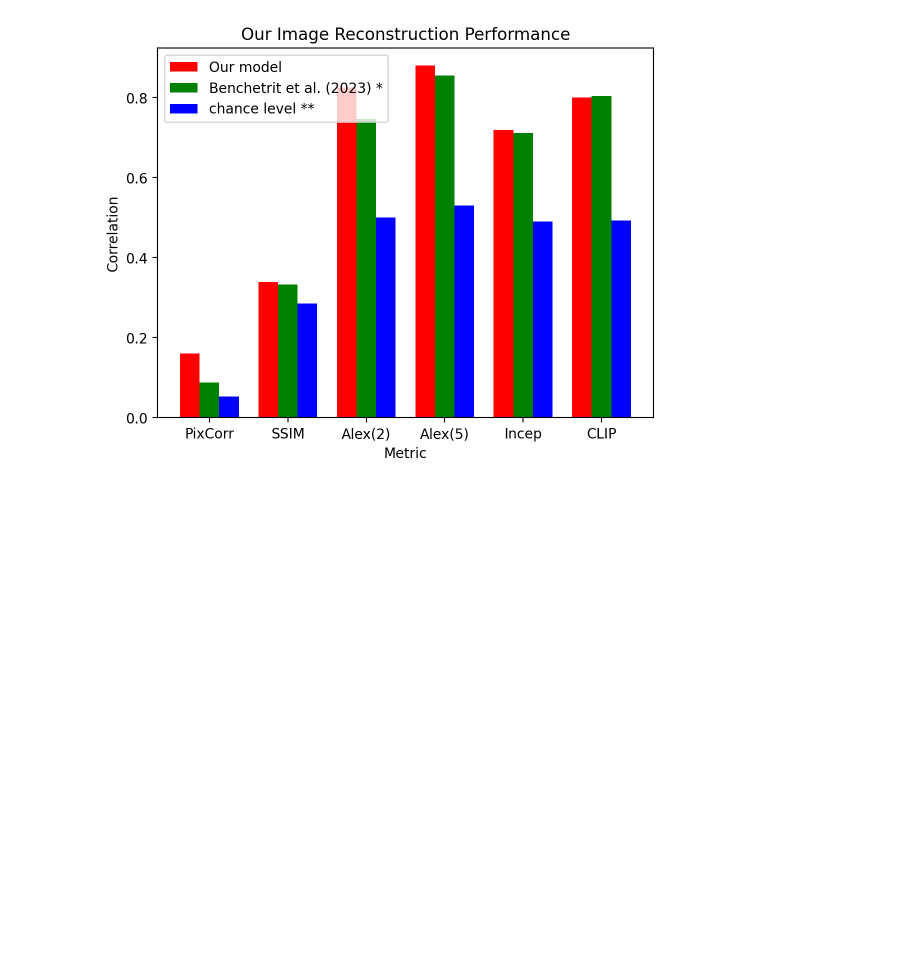
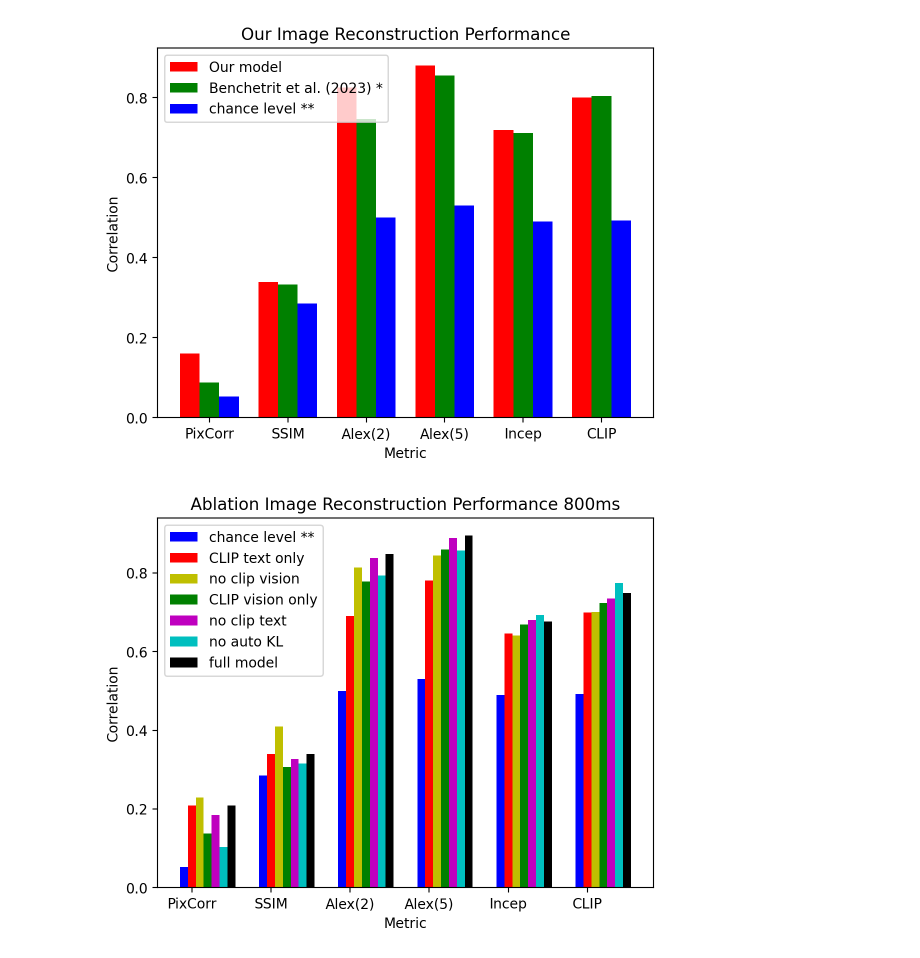
Before and after one commit to desa-lab/EEG-Image-Reconstruction, a Jupyter notebook: thingseeg2_scripts/performance_plots.ipynb, the cells around one changed output. Drawn from its saved outputs; the diff is of its cells as text; code cells hidden in the pictures; blank space fills up the shorter version.

Commit message:
Ablation performance metrics for THINGS-EEG2 preproc 800ms

```diff
--- a/thingseeg2_scripts/performance_plots.ipynb
+++ b/thingseeg2_scripts/performance_plots.ipynb
@@ -95,3 +139,14 @@ preproc_800ms = np.array([preproc_800ms_pixcorr, preproc_800ms_ssim, preproc_800
+# %%
+preproc_800ms_noclipvision_pixcorr = 0.2288397307698672
+preproc_800ms_noclipvision_ssim = 0.4091224125316706
+preproc_800ms_noclipvision_alexnet_2_corr = 0.814321608040201
+preproc_800ms_noclipvision_alexnet_5_corr = 0.8438442211055277
+preproc_800ms_noclipvision_inceptionv3_avgpool_corr = 0.6413819095477388
+preproc_800ms_noclipvision_clip_final_corr = 0.7009547738693468
+preproc_800ms_noclipvision_efficientnet_avgpool_dist = 0.9351930022578017
+preproc_800ms_noclipvision_swav_avgpool_dist = 0.6155729155987502
+
+preproc_800ms_noclipvision = np.array([preproc_800ms_noclipvision_pixcorr, preproc_800ms_noclipvision_ssim, preproc_800ms_noclipvision_alexnet_2_corr, preproc_800ms_noclipvision_alexnet_5_corr, preproc_800ms_noclipvision_inceptionv3_avgpool_corr, preproc_800ms_noclipvision_clip_final_corr, preproc_800ms_noclipvision_efficientnet_avgpool_dist, preproc_800ms_noclipvision_swav_avgpool_dist])
 # %%
 preproc_null_pixcorr = 0.052989768011088144
 preproc_null_ssim = 0.2852038963703765
@@ -257,3 +356,45 @@ plt.xlabel('Metric')
 plt.show()
 # %% [output]
 [figure]
+# %%
+# Define the bar width
+bar_width = 0.1
+
+# Define the x values for the bar plots
+x = np.arange(len(meta[:-2]))
+
+x1 = x
+x2 = [x + bar_width for x in x1]
+x3 = [x + bar_width for x in x2]
+x4 = [x + bar_width for x in x3]
+x5 = [x + bar_width for x in x4]
+x6 = [x + bar_width for x in x5]
+x7 = [x + bar_width for x in x6]
+
+# Plot the bar plots
+plt.bar(x1, preproc_null[:-2], color='b', width=bar_width, label='chance level **')
+plt.bar(x2, preproc_800ms_cliptextonly[:-2], color='r', width=bar_width, label='CLIP text only')
+plt.bar(x3, preproc_800ms_noclipvision[:-2], color='y', width=bar_width, label='no clip vision')
+plt.bar(x4, preproc_800ms_clipvisiononly[:-2], color='g', width=bar_width, label='CLIP vision only')
+plt.bar(x5, preproc_800ms_nocliptext[:-2], color='m', width=bar_width, label='no clip text')
+plt.bar(x6, preproc_800ms_noautokl[:-2], color='c', width=bar_width, label='no auto KL')
+plt.bar(x7, preproc_800ms[:-2], color='k', width=bar_width, label='full model')
+
+
+# Define the labels for the x-axis
+labels = ['PixCorr', 'SSIM', 'Alex(2)', 'Alex(5)', 'Incep', 'CLIP']  # replace with your actual labels
+
+# Set the current tick locations and labels of the x-axis
+plt.xticks(x + bar_width, labels)
+
+# Add a legend
+plt.legend()
+
+plt.title('Ablation Image Reconstruction Performance 800ms')
+plt.ylabel('Correlation')
+plt.xlabel('Metric')
+
+# Display the plot
+plt.show()
+# %% [output]
+[figure, added]
```
Also changed, not shown: parts of 8 cells of this notebook, 9 other files.
